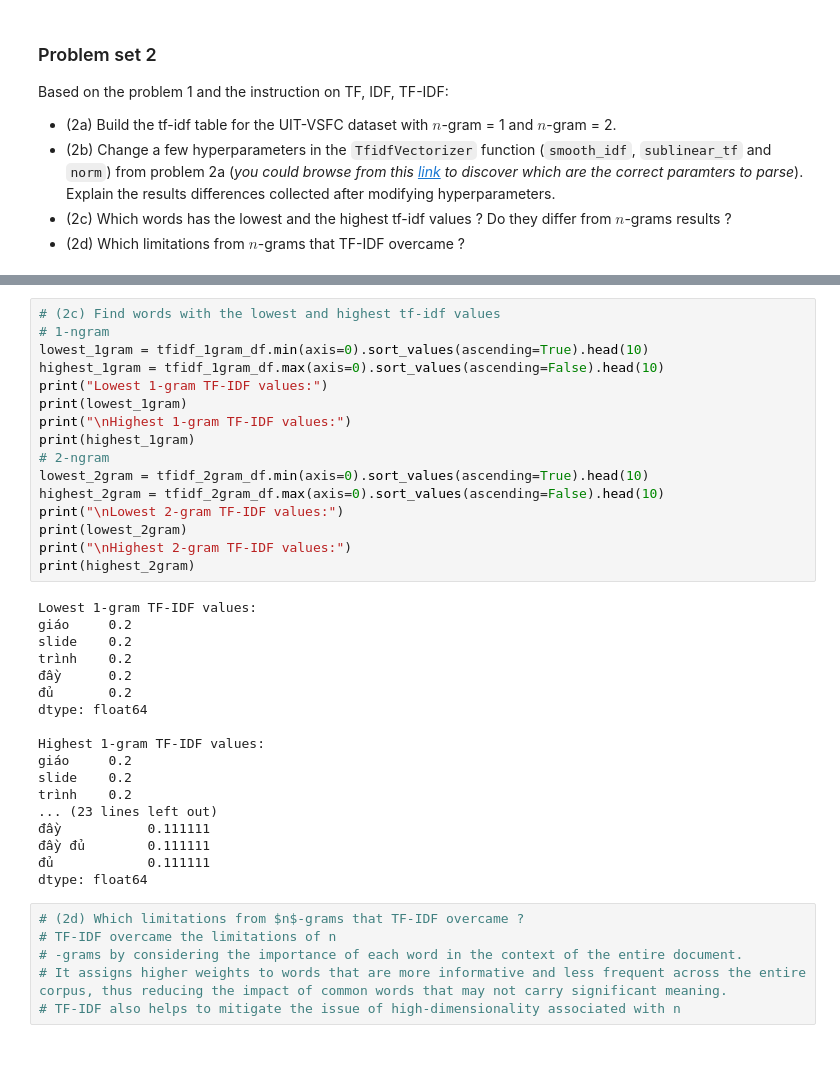
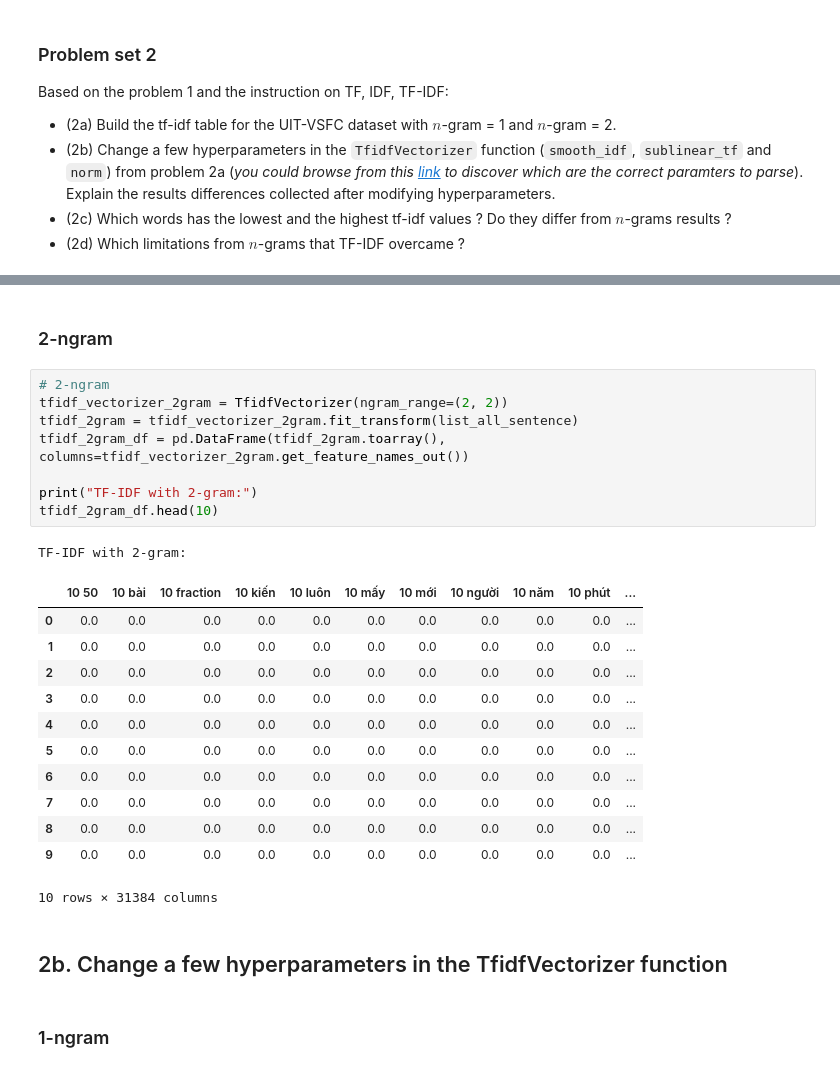
Before and after one commit to DungQuanPhung/Main, a Jupyter notebook: NLP_Tuần 1.ipynb, the cells around one changed output, grey strips where cells are left out. Cells and saved outputs as stored; diff of their text form.

```diff
--- a/NLP_Tuần 1.ipynb
+++ b/NLP_Tuần 1.ipynb
@@ -522,40 +519,28 @@ TF-IDF with 1-gram (sublinear_tf=True, smooth_idf=False, norm='l2'):
-# %%
-# (2c) Find words with the lowest and highest tf-idf values
-# 1-ngram
-lowest_1gram = tfidf_1gram_df.min(axis=0).sort_values(ascending=True).head(10)
-highest_1gram = tfidf_1gram_df.max(axis=0).sort_values(ascending=False).head(10)
-print("Lowest 1-gram TF-IDF values:")
-print(lowest_1gram)
-print("\nHighest 1-gram TF-IDF values:")
-print(highest_1gram)
-# 2-ngram
-lowest_2gram = tfidf_2gram_df.min(axis=0).sort_values(ascending=True).head(10)
-highest_2gram = tfidf_2gram_df.max(axis=0).sort_values(ascending=False).head(10)
-print("\nLowest 2-gram TF-IDF values:")
-print(lowest_2gram)
-print("\nHighest 2-gram TF-IDF values:")
-print(highest_2gram)
-# %% [output]
-Lowest 1-gram TF-IDF values:
-giáo     0.2
-slide    0.2
-trình    0.2
-đầy      0.2
-đủ       0.2
-dtype: float64
-
-Highest 1-gram TF-IDF values:
-giáo     0.2
-slide    0.2
-trình    0.2
-... (23 lines left out)
-đầy           0.111111
-đầy đủ        0.111111
-đủ            0.111111
-dtype: float64
-# %%
-# (2d) Which limitations from $n$-grams that TF-IDF overcame ?
-# TF-IDF overcame the limitations of n
-# -grams by considering the importance of each word in the context of the entire document.
-# It assigns higher weights to words that are more informative and less frequent across the entire corpus, thus reducing the impact of common words that may not carry significant meaning.
-# TF-IDF also helps to mitigate the issue of high-dimensionality associated with n
+# %% [markdown]
+### 2-ngram
+# %%
+# 2-ngram
+tfidf_vectorizer_2gram = TfidfVectorizer(ngram_range=(2, 2))
+tfidf_2gram = tfidf_vectorizer_2gram.fit_transform(list_all_sentence)
+tfidf_2gram_df = pd.DataFrame(tfidf_2gram.toarray(), columns=tfidf_vectorizer_2gram.get_feature_names_out())
+
+print("TF-IDF with 2-gram:")
+tfidf_2gram_df.head(10)
+# %% [output]
+TF-IDF with 2-gram:
+|  | 10 50 | 10 bài | 10 fraction | 10 kiến | 10 luôn | 10 mấy | 10 mới | 10 người | 10 năm | 10 phút | ... |
+| 0 | 0.0 | 0.0 | 0.0 | 0.0 | 0.0 | 0.0 | 0.0 | 0.0 | 0.0 | 0.0 | ... |
+| 1 | 0.0 | 0.0 | 0.0 | 0.0 | 0.0 | 0.0 | 0.0 | 0.0 | 0.0 | 0.0 | ... |
+| 2 | 0.0 | 0.0 | 0.0 | 0.0 | 0.0 | 0.0 | 0.0 | 0.0 | 0.0 | 0.0 | ... |
+| 3 | 0.0 | 0.0 | 0.0 | 0.0 | 0.0 | 0.0 | 0.0 | 0.0 | 0.0 | 0.0 | ... |
+| 4 | 0.0 | 0.0 | 0.0 | 0.0 | 0.0 | 0.0 | 0.0 | 0.0 | 0.0 | 0.0 | ... |
+| 5 | 0.0 | 0.0 | 0.0 | 0.0 | 0.0 | 0.0 | 0.0 | 0.0 | 0.0 | 0.0 | ... |
+| 6 | 0.0 | 0.0 | 0.0 | 0.0 | 0.0 | 0.0 | 0.0 | 0.0 | 0.0 | 0.0 | ... |
+| 7 | 0.0 | 0.0 | 0.0 | 0.0 | 0.0 | 0.0 | 0.0 | 0.0 | 0.0 | 0.0 | ... |
+| 8 | 0.0 | 0.0 | 0.0 | 0.0 | 0.0 | 0.0 | 0.0 | 0.0 | 0.0 | 0.0 | ... |
+| 9 | 0.0 | 0.0 | 0.0 | 0.0 | 0.0 | 0.0 | 0.0 | 0.0 | 0.0 | 0.0 | ... |
+10 rows × 31384 columns
+# %% [markdown]
+## 2b. Change a few hyperparameters in the TfidfVectorizer function
+# %% [markdown]
+### 1-ngram
```
Also changed, not shown: parts of 20 cells of this notebook.
